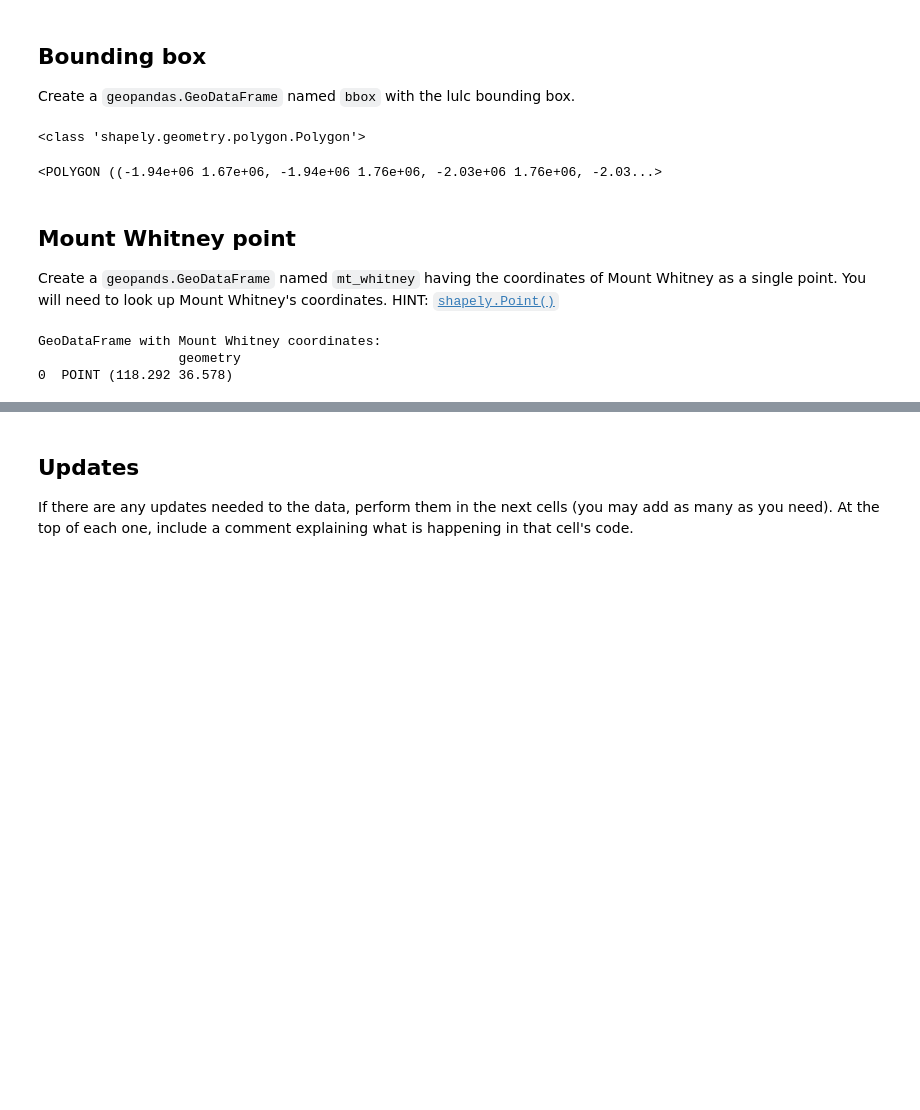
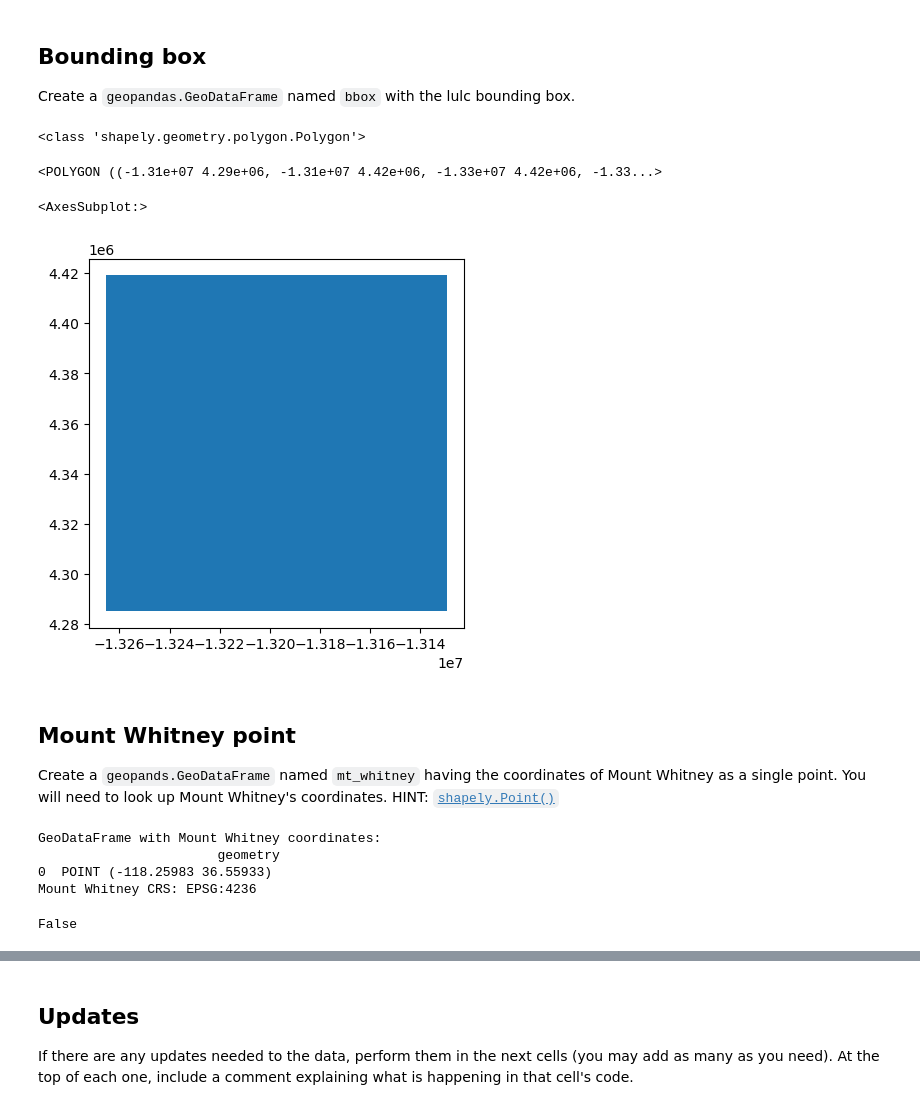
Before and after one commit to oksanaprotsukha/eds220-hwk-4, a Jupyter notebook: hwk4-task1-whitney-map.ipynb, the cells around one changed output, grey strips where cells are left out. Saved outputs shown, nothing was run; the diff lists cells and outputs as text; code cells hidden in the pictures; blank space fills up the shorter version.

Commit message:
task1: final plot

```diff
--- a/hwk4-task1-whitney-map.ipynb
+++ b/hwk4-task1-whitney-map.ipynb
@@ -105,12 +106,15 @@ lulc raster dataset values: [[[ 42  42  42 ... 539 539 539]
 # %%
 # 2
 url = 'https://data.ca.gov/dataset/e212e397-1277-4df3-8c22-40721b095f33/resource/3db1e426-fb51-44f5-82d5-a54d7c6e188b/download/ca-state-boundary.zip'
-
+ca = gpd.read_file(url)
 # view imported data
 print(ca)
 
 # plot lulc data
 _ = ca.plot()
+
+# reproject
+lulc = lulc.rio.reproject(ca.crs)
 # %% [output]
   REGION DIVISION STATEFP   STATENS GEOID STUSPS        NAME LSAD  MTFCC  \
 0      4        9      06  01779778    06     CA  California   00  G4000
@@ -124,28 +128,41 @@ _ = ca.plot()
 # %% [markdown]
 ## Bounding box
 Create a `geopandas.GeoDataFrame` named `bbox` with the lulc bounding box.
-# %%
-# create bounding box
-bbox = box(*lulc.rio.bounds())
-print(type(bbox))
-bbox
-# %% [output]
-<class 'shapely.geometry.polygon.Polygon'>
-<POLYGON ((-1.94e+06 1.67e+06, -1.94e+06 1.76e+06, -2.03e+06 1.76e+06, -2.03...>
+# %%
+# create bounding box
+bbox = box(*lulc.rio.bounds())
+print(type(bbox))
+bbox
+# %% [output]
+<class 'shapely.geometry.polygon.Polygon'>
+<POLYGON ((-1.31e+07 4.29e+06, -1.31e+07 4.42e+06, -1.33e+07 4.42e+06, -1.33...>
+# %%
+bbox = gpd.GeoDataFrame(geometry = [bbox],
+                       crs = lulc.rio.crs)
+bbox.plot()
+# %% [output]
+<AxesSubplot:>
+[figure, added]
 # %% [markdown]
 ## Mount Whitney point
 Create a `geopands.GeoDataFrame` named `mt_whitney` having the coordinates of Mount Whitney as a single point. You will need to look up Mount Whitney's coordinates. HINT: [`shapely.Point()`](https://shapely.readthedocs.io/en/stable/reference/shapely.Point.html)
 # %%
 # Define our area of interest: Mount Whitney
-# Coordinates: 36.57845° N latitude and 118.2922° W longitude
-mt_whitney_coords = [[118.2922, 36.57845]]
+# Coordinates: 36.57845° N latitude and -118.2922° W longitude
+mt_whitney_coords = [[-118.25983, 36.55933]]
 
 # create geodataframe
 mt_whitney = gpd.GeoDataFrame(geometry=[Point(mt_whitney_coords)],
-                           crs='EPSG:5070')
+                           crs='EPSG:4236') # California projection
 
 print(f'GeoDataFrame with Mount Whitney coordinates: \n {mt_whitney}')
+print(f'Mount Whitney CRS: {mt_whitney.crs}')
+lulc.rio.crs
+mt_whitney.crs
+ca.crs == mt_whitney.crs
 # %% [output]
 GeoDataFrame with Mount Whitney coordinates:
-                  geometry
-0  POINT (118.292 36.578)
+                       geometry
+0  POINT (-118.25983 36.55933)
+Mount Whitney CRS: EPSG:4236
+False
```
Also changed, not shown: parts of 6 cells of this notebook.
